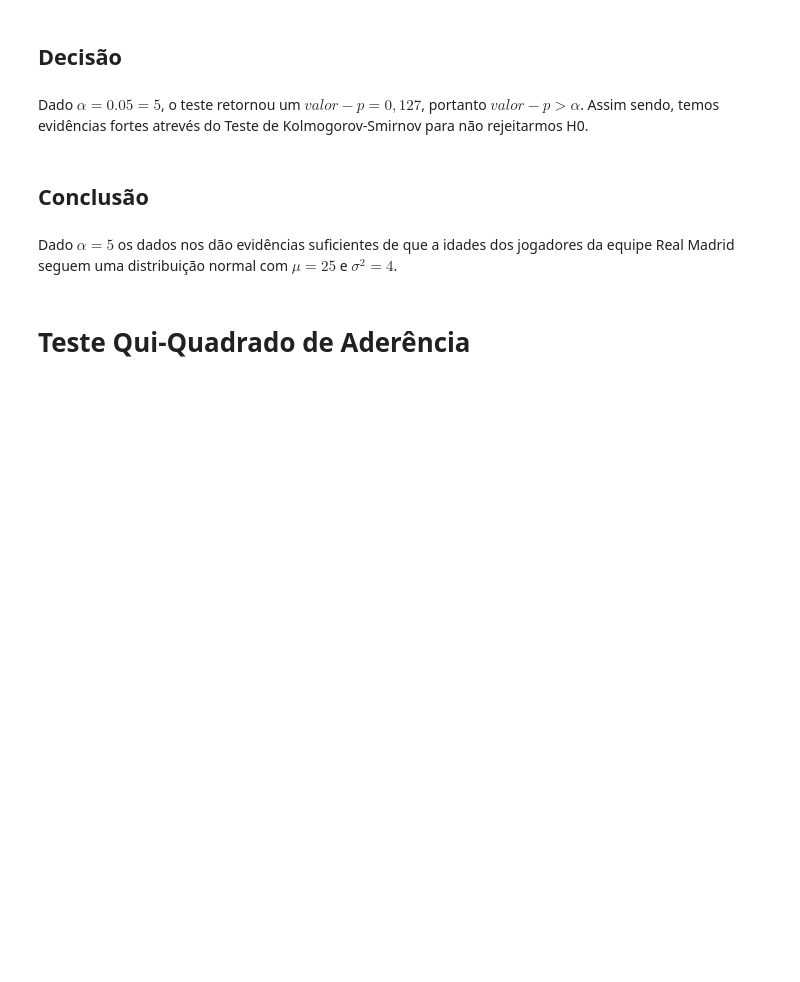
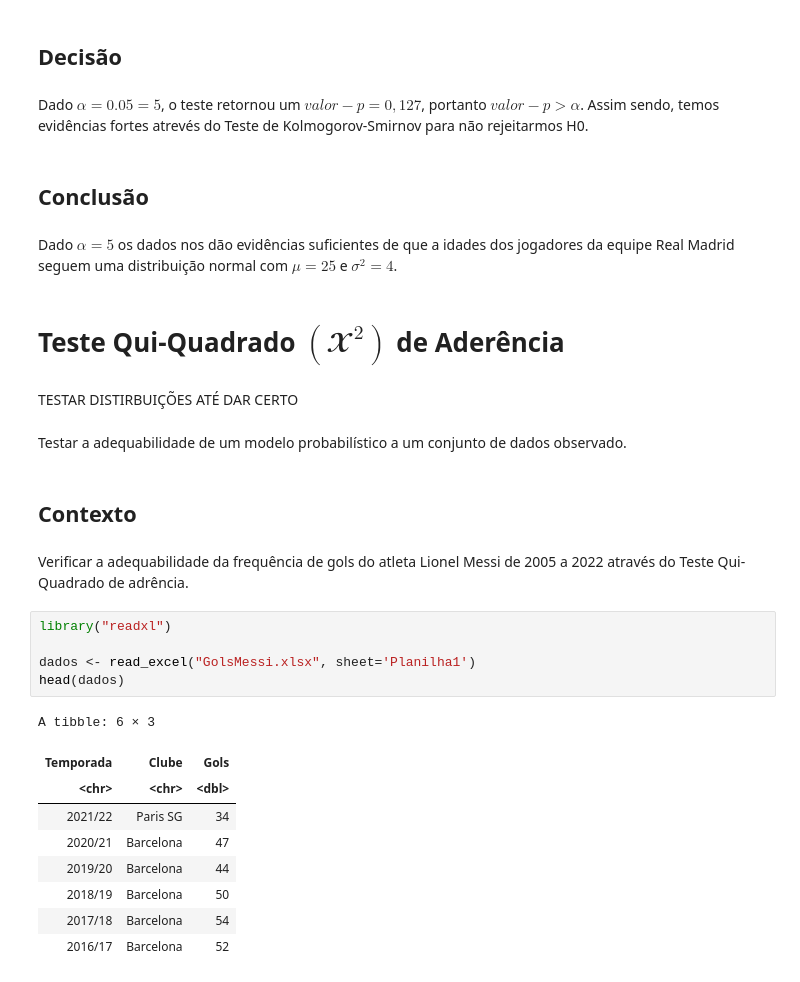
Before and after one commit to gabriellfelipe7/Estat-tica_EstudosGerais, a Jupyter notebook: TestesNParametricos_KS_QuiQuadrado.ipynb, the cells around one changed output. Cells and saved outputs as stored; diff of their text form; blank space fills up the shorter version.

```diff
--- a/TestesNParametricos_KS_QuiQuadrado.ipynb
+++ b/TestesNParametricos_KS_QuiQuadrado.ipynb
@@ -68,4 +68,28 @@ Dado $ α = 0.05 = 5% $, o teste retornou um $valor-p = 0,127$, portanto  $valor
 # %% [markdown]
 Dado $α = 5%$ os dados nos dão evidências suficientes de que a idades dos jogadores da equipe Real Madrid seguem uma distribuição normal com $μ=25$ e $σ^2 = 4$.
 # %% [markdown]
-# **Teste Qui-Quadrado de Aderência**
+# **Teste Qui-Quadrado $(𝓧^2)$ de Aderência**
+# %% [markdown]
+TESTAR DISTIRBUIÇÕES ATÉ DAR CERTO
+# %% [markdown]
+Testar a adequabilidade de um modelo probabilístico a um conjunto de
+dados observado.
+# %% [markdown]
+## Contexto
+# %% [markdown]
+Verificar a adequabilidade da frequência de gols do atleta Lionel Messi de 2005 a 2022 através do Teste Qui-Quadrado de adrência.
+# %%
+library("readxl")
+
+dados <- read_excel("GolsMessi.xlsx", sheet='Planilha1')
+head(dados)
+# %% [output]
+A tibble: 6 × 3
+| Temporada | Clube | Gols |
+| <chr> | <chr> | <dbl> |
+| 2021/22 | Paris SG | 34 |
+| 2020/21 | Barcelona | 47 |
+| 2019/20 | Barcelona | 44 |
+| 2018/19 | Barcelona | 50 |
+| 2017/18 | Barcelona | 54 |
+| 2016/17 | Barcelona | 52 |
```
Also changed, not shown: parts of 11 cells of this notebook.
